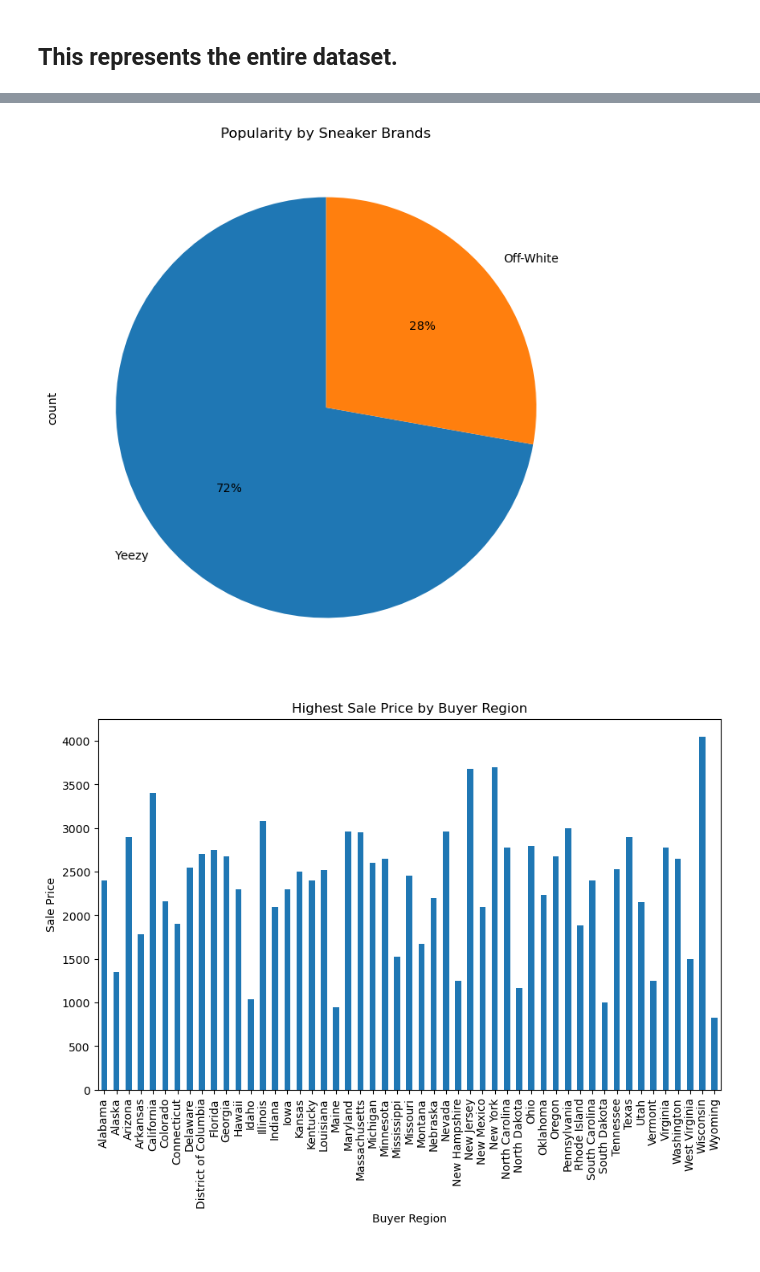
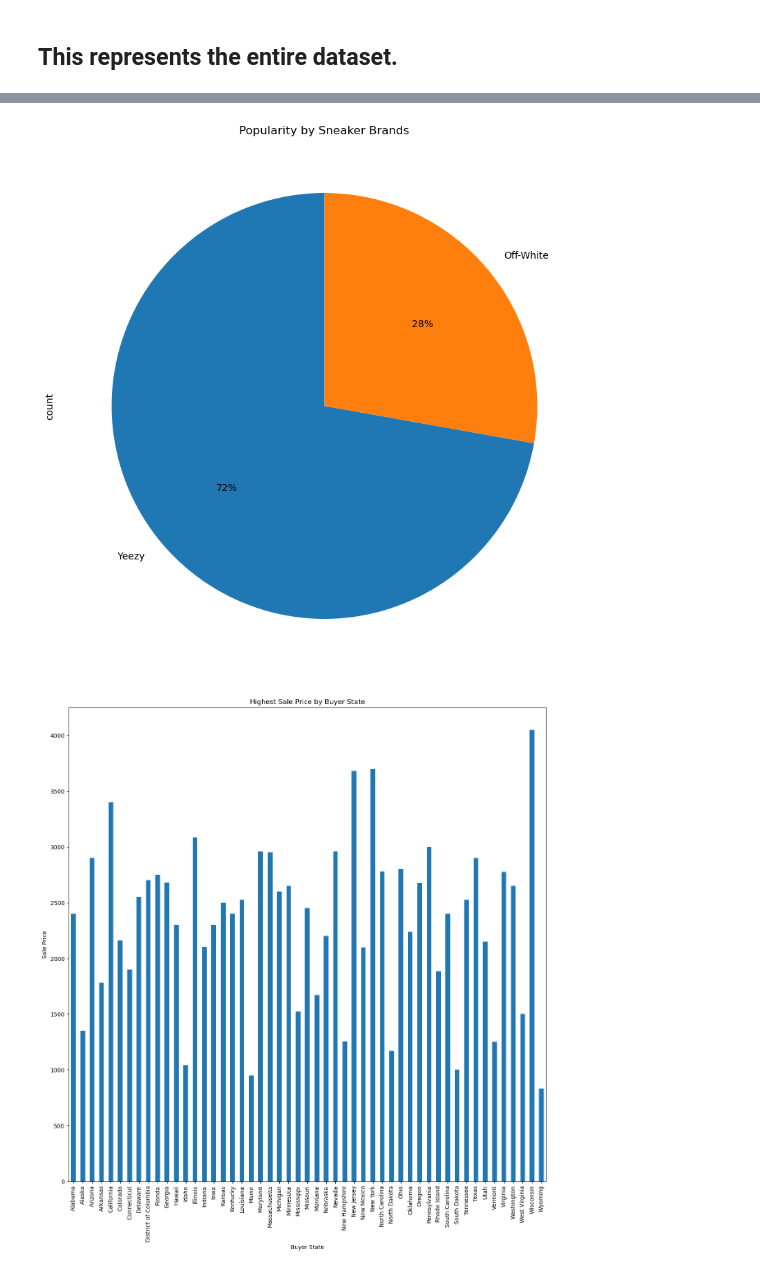
Before and after one commit to melissaa06/SNKRS_R_US, a Jupyter notebook: SneakerPy.ipynb, the cells around one changed output, grey strips where cells are left out. Saved outputs shown, nothing was run; the diff lists cells and outputs as text; code cells hidden in the pictures.

```diff
--- a/SneakerPy.ipynb
+++ b/SneakerPy.ipynb
@@ -41,23 +37,23 @@ sneaker_data.head()
 # %%
 # Create a pie chart
-plt.figure(figsize=(8,8))
+plt.figure(figsize=(10,10))
 sneaker_data ['Brand'].value_counts().plot(kind='pie',startangle=90, autopct='%1.0f%%')
 plt.title('Popularity by Sneaker Brands')
 plt.show()
 # %% [output]
-[figure, old version]
+[figure, new version]
 # %%
-#Highest cost per region
+#Highest cost per State
 sneaker_data['Sale Price'] = pd.to_numeric(sneaker_data['Sale Price'], errors='coerce')
 
-# Group by region and maximum sales price
-grouped = sneaker_data.groupby('Buyer Region')['Sale Price'].max()
-plt.figure(figsize=(10,6))
+# Group by State and maximum sales price
+grouped = sneaker_data.groupby('Buyer State')['Sale Price'].max()
+plt.figure(figsize=(15,15))
 grouped.plot(kind='bar')
-plt.title('Highest Sale Price by Buyer Region')
+plt.title('Highest Sale Price by Buyer State')
 plt.ylabel('Sale Price')
-plt.xlabel('Buyer Region')
+plt.xlabel('Buyer State')
 plt.show()
 # %% [output]
-[figure, old version]
+[figure, new version]
 # %%
```
Also changed, not shown: parts of 7 cells of this notebook.
